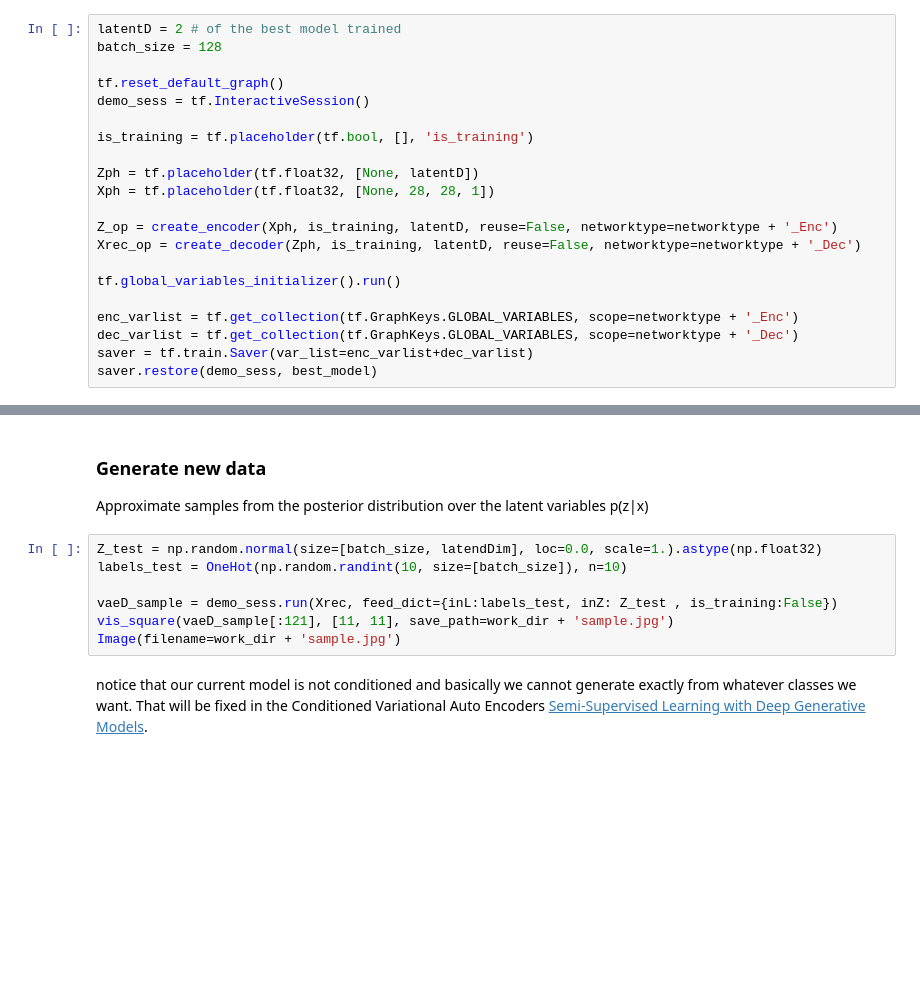
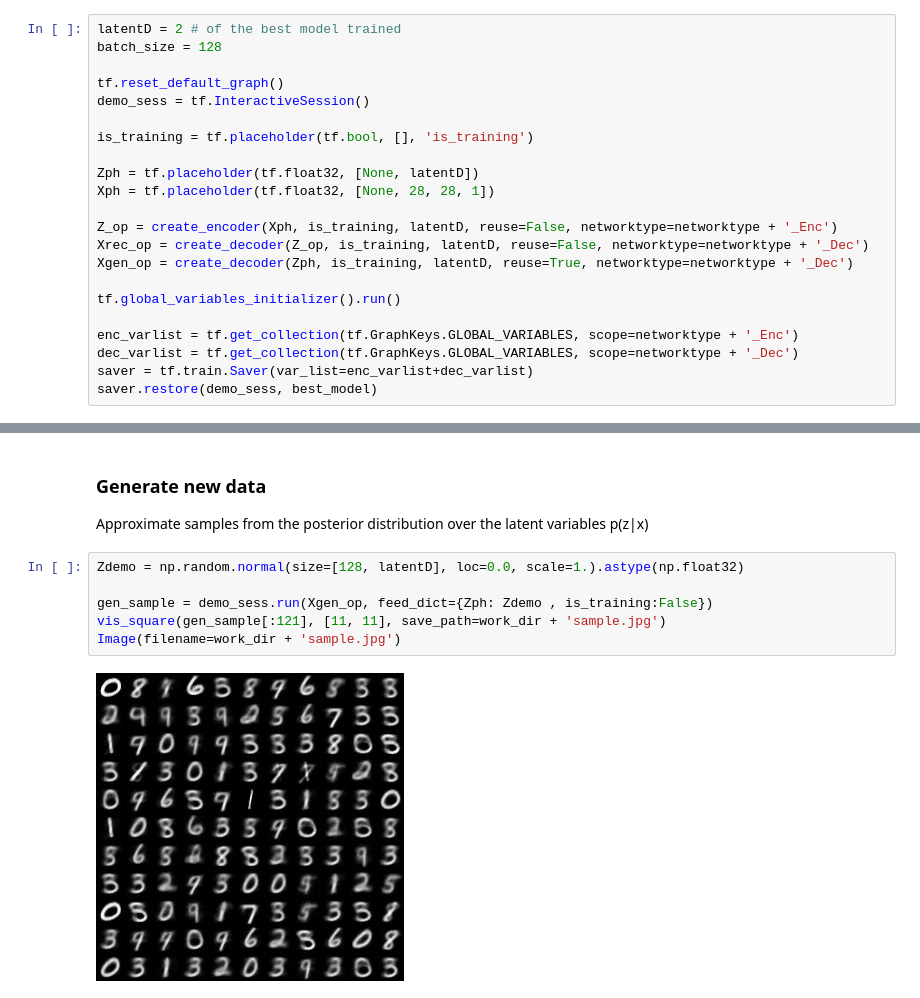
Before and after one commit to nghorbani/CNN_Implementations, a Jupyter notebook: Notebooks/AAE.ipynb, the cells around one changed output, grey strips where cells are left out. Saved outputs shown, nothing was run; the diff lists cells and outputs as text; blank space fills up the shorter version.

```diff
--- a/Notebooks/AAE.ipynb
+++ b/Notebooks/AAE.ipynb
@@ -56,7 +58,8 @@ Zph = tf.placeholder(tf.float32, [None, latentD])
 Xph = tf.placeholder(tf.float32, [None, 28, 28, 1])
 
 Z_op = create_encoder(Xph, is_training, latentD, reuse=False, networktype=networktype + '_Enc')
-Xrec_op = create_decoder(Zph, is_training, latentD, reuse=False, networktype=networktype + '_Dec')
+Xrec_op = create_decoder(Z_op, is_training, latentD, reuse=False, networktype=networktype + '_Dec')
+Xgen_op = create_decoder(Zph, is_training, latentD, reuse=True, networktype=networktype + '_Dec')
 
 tf.global_variables_initializer().run()
 
@@ -79,11 +85,10 @@ Extracting ../data/t10k-labels-idx1-ubyte.gz
 ### Generate new data
 Approximate samples from the posterior distribution over the latent variables p(z|x)
 # %%
-Z_test = np.random.normal(size=[batch_size, latendDim], loc=0.0, scale=1.).astype(np.float32)
-labels_test = OneHot(np.random.randint(10, size=[batch_size]), n=10)
+Zdemo = np.random.normal(size=[128, latentD], loc=0.0, scale=1.).astype(np.float32)
 
-vaeD_sample = demo_sess.run(Xrec, feed_dict={inL:labels_test, inZ: Z_test , is_training:False})
-vis_square(vaeD_sample[:121], [11, 11], save_path=work_dir + 'sample.jpg')
+gen_sample = demo_sess.run(Xgen_op, feed_dict={Zph: Zdemo , is_training:False})
+vis_square(gen_sample[:121], [11, 11], save_path=work_dir + 'sample.jpg')
 Image(filename=work_dir + 'sample.jpg')
+# %% [output]
+[figure, added]
-# %% [markdown]
-notice that our current model is not conditioned and basically we cannot generate exactly from whatever classes we want. That will be fixed in the Conditioned Variational Auto Encoders [Semi-Supervised Learning with Deep Generative Models](https://arxiv.org/abs/1406.5298).
```
Also changed, not shown: parts of 3 cells of this notebook, 5 other files.
